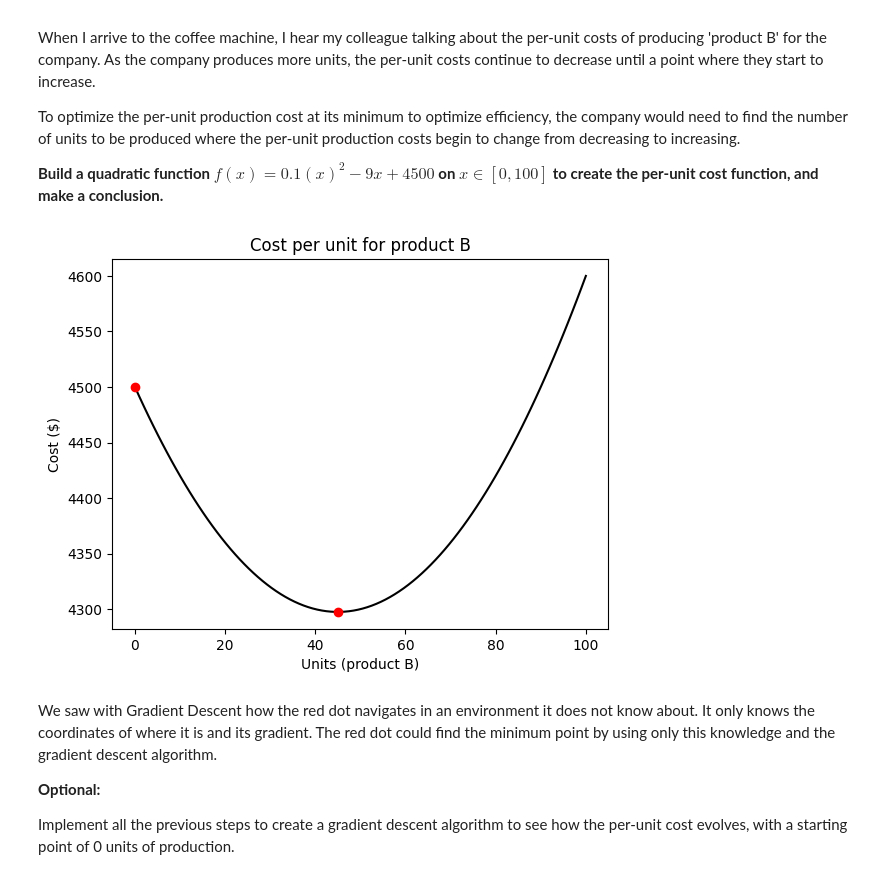
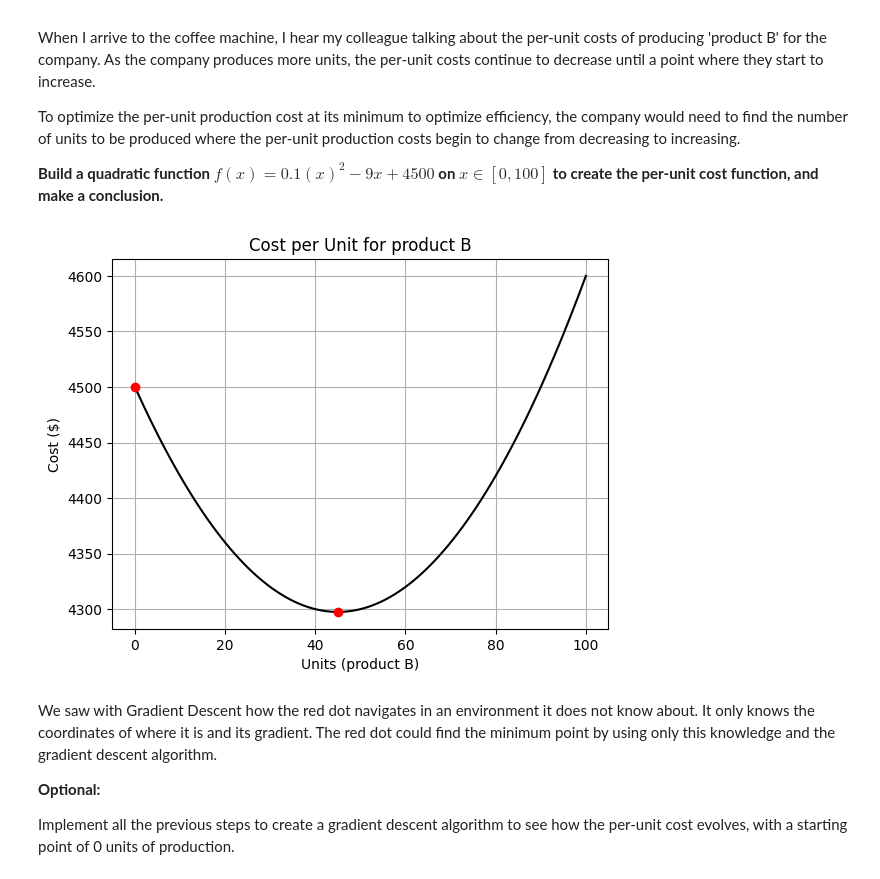
Before and after one commit to aguamelsu/calculus-and-algebra, a Jupyter notebook: notebook/problems.ipynb, the cells around one changed output. Cells and saved outputs as stored; diff of their text form; code cells hidden in the pictures.

```diff
--- a/notebook/problems.ipynb
+++ b/notebook/problems.ipynb
@@ -30,6 +30,7 @@ import pandas as pd
 # Assuming no aceleration
 # Speed = distance / time = 2.5ms^-1
 # Distance = speed * time = 2.5 * t
-def x(t): return 2.5 * t
+
+def x(t:float)->float: return 2.5 * t
 # %%
 # Plot the distance function on domain (t)
@@ -272,18 +279,27 @@ To optimize the per-unit production cost at its minimum to optimize efficiency,
 **Build a quadratic function $f(x)=0.1(x)^2−9x +4500$ on $x∈[0,100]$ to create the per-unit cost function, and make a conclusion.**
 # %%
 # Define and plot the function
-def f(x): return 0.1*x**2 - 9*x + 4500
-x = np.linspace(0, 100, 100)
+# Units sold must be int not float, though, sales can be float
+def f(x:int)->float: return 0.1*x**2 - 9*x + 4500
 
-plt.plot(x, f(x), color='k')
+
+units = np.linspace(0, 100, 100)
+
+plt.plot(units, f(units), color='k')
 plt.plot(0, f(0), 'ro') # Starting point of 0 units of production
-plt.plot(45, f(45), 'ro') # Critical point (minimum)
+
+# Taking f'(x) = 0 to get the critical points (minimum in this case)
+# f'(x) = 0.2x - 9 = 0
+# x = 45:
+
+plt.plot(45, f(45), 'ro')
+plt.grid(True)
 plt.xlabel('Units (product B)')
 plt.ylabel('Cost ($)')
-plt.title('Cost per unit for product B')
+plt.title('Cost per Unit for product B')
 plt.show()
 # %% [output]
-[figure, old version]
+[figure, new version]
 # %% [markdown]
 We saw with Gradient Descent how the red dot navigates in an environment it does not know about. It only knows the coordinates of where it is and its gradient. The red dot could find the minimum point by using only this knowledge and the gradient descent algorithm.
 
```
Also changed, not shown: parts of 8 cells of this notebook.
